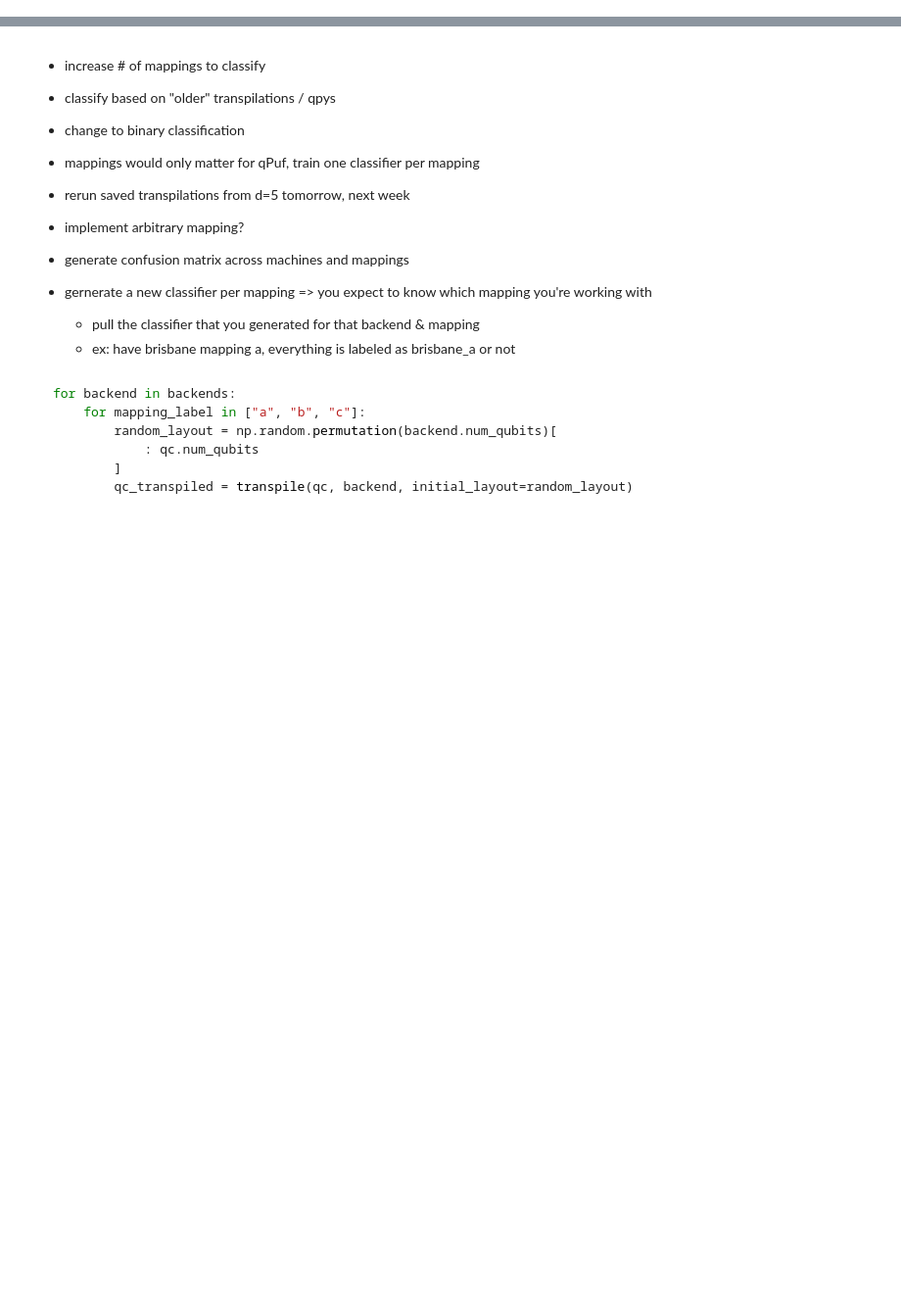
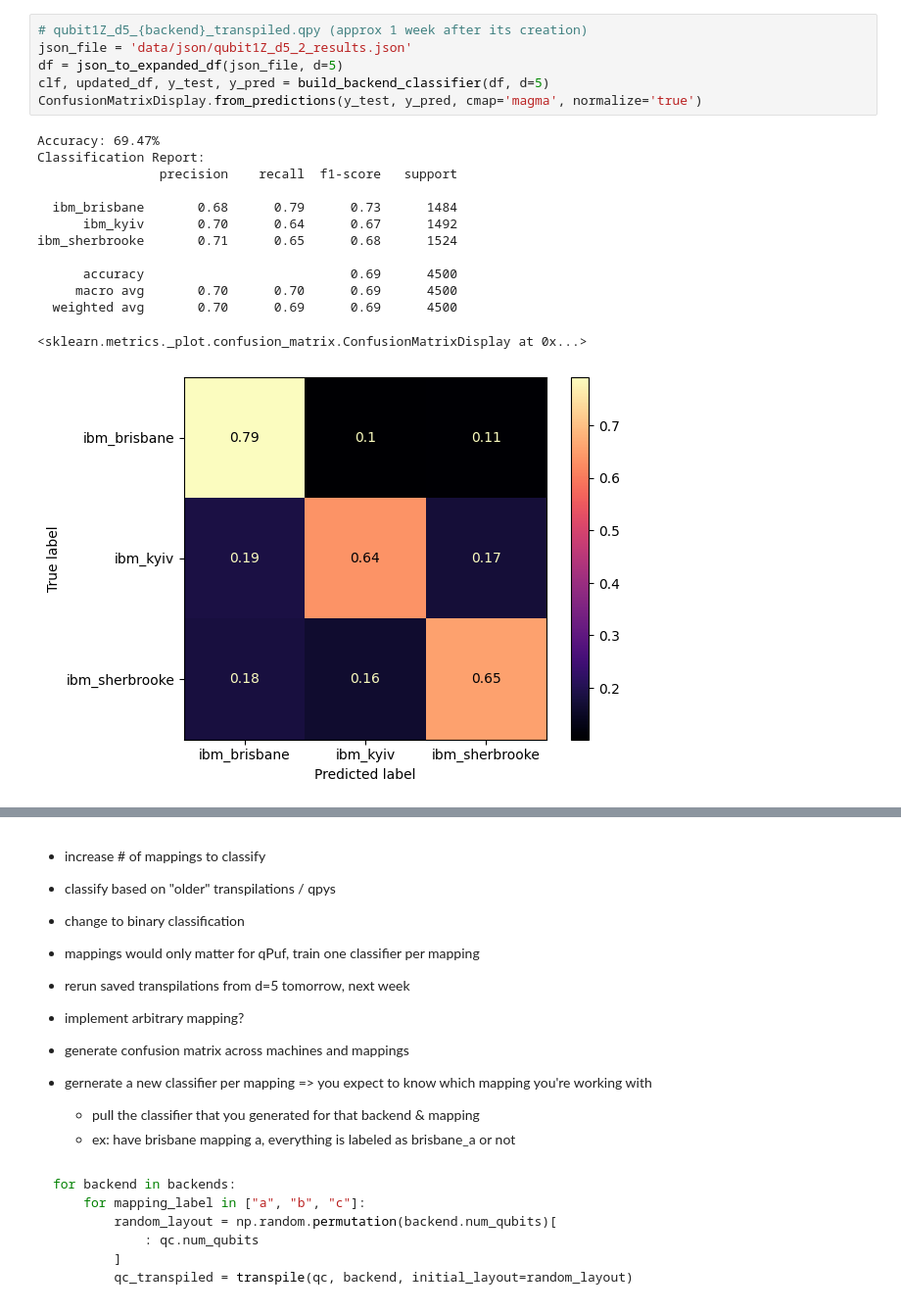
Before and after one commit to devon-campbell/qtcodes, a Jupyter notebook: fingerprinting/xxzz/classifier.ipynb, the cells around one changed output, grey strips where cells are left out. Shown: that part at 98% size. Cells and saved outputs as stored; diff of their text form; blank space fills up the shorter version.

```diff
--- a/fingerprinting/xxzz/classifier.ipynb
+++ b/fingerprinting/xxzz/classifier.ipynb
@@ -247,3 +397,23 @@ ibm_sherbrooke       0.76      0.76      0.76      1524
   weighted avg       0.77      0.77      0.77      4500
 <sklearn.metrics._plot.confusion_matrix.ConfusionMatrixDisplay at 0x...>
 [figure]
+# %%
+# qubit1Z_d5_{backend}_transpiled.qpy (approx 1 week after its creation)
+json_file = 'data/json/qubit1Z_d5_2_results.json'
+df = json_to_expanded_df(json_file, d=5)
+clf, updated_df, y_test, y_pred = build_backend_classifier(df, d=5)
+ConfusionMatrixDisplay.from_predictions(y_test, y_pred, cmap='magma', normalize='true')
+# %% [output]
+Accuracy: 69.47%
+Classification Report:
+                precision    recall  f1-score   support
+
+  ibm_brisbane       0.68      0.79      0.73      1484
+      ibm_kyiv       0.70      0.64      0.67      1492
+ibm_sherbrooke       0.71      0.65      0.68      1524
+
+      accuracy                           0.69      4500
+     macro avg       0.70      0.70      0.69      4500
+  weighted avg       0.70      0.69      0.69      4500
+<sklearn.metrics._plot.confusion_matrix.ConfusionMatrixDisplay at 0x...>
+[figure, added]
```
Also changed, not shown: parts of 36 cells of this notebook, 21 other files.
